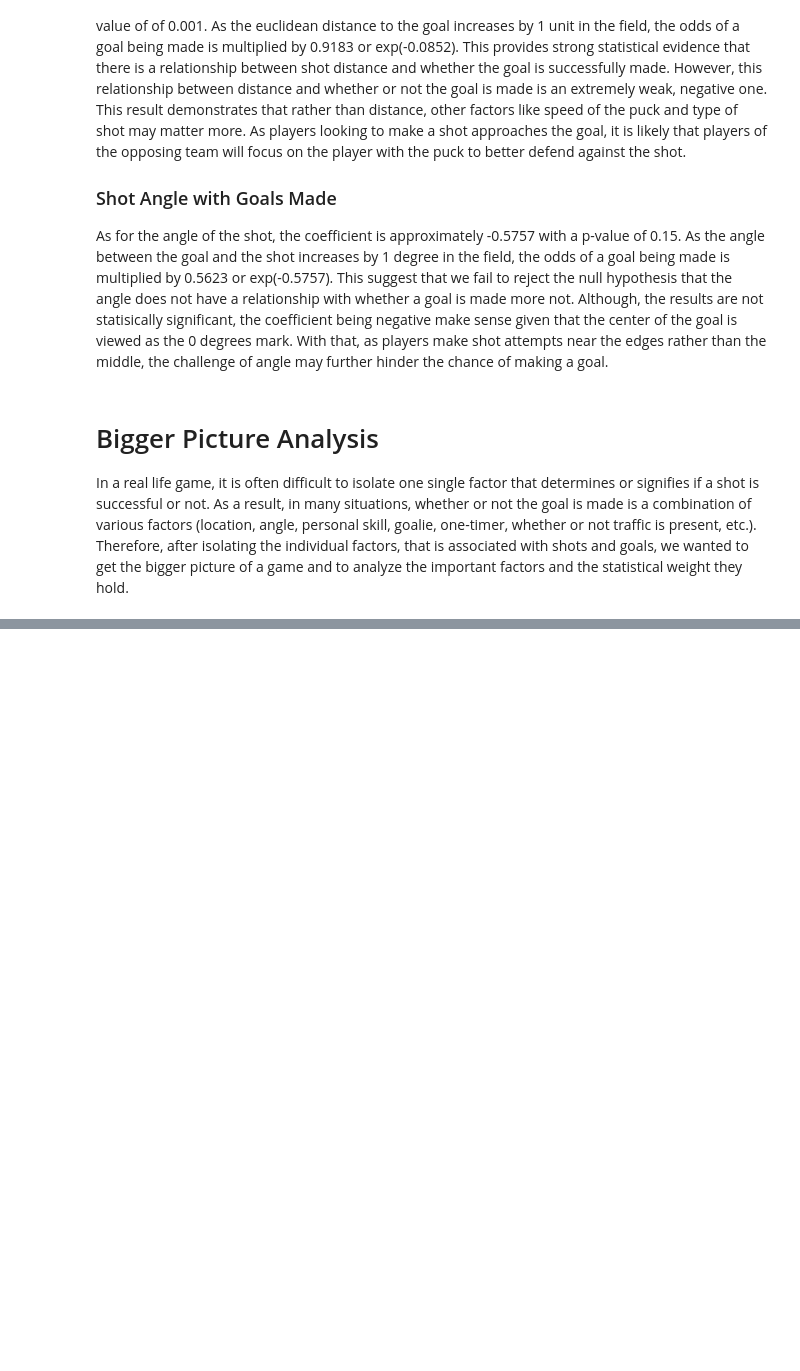
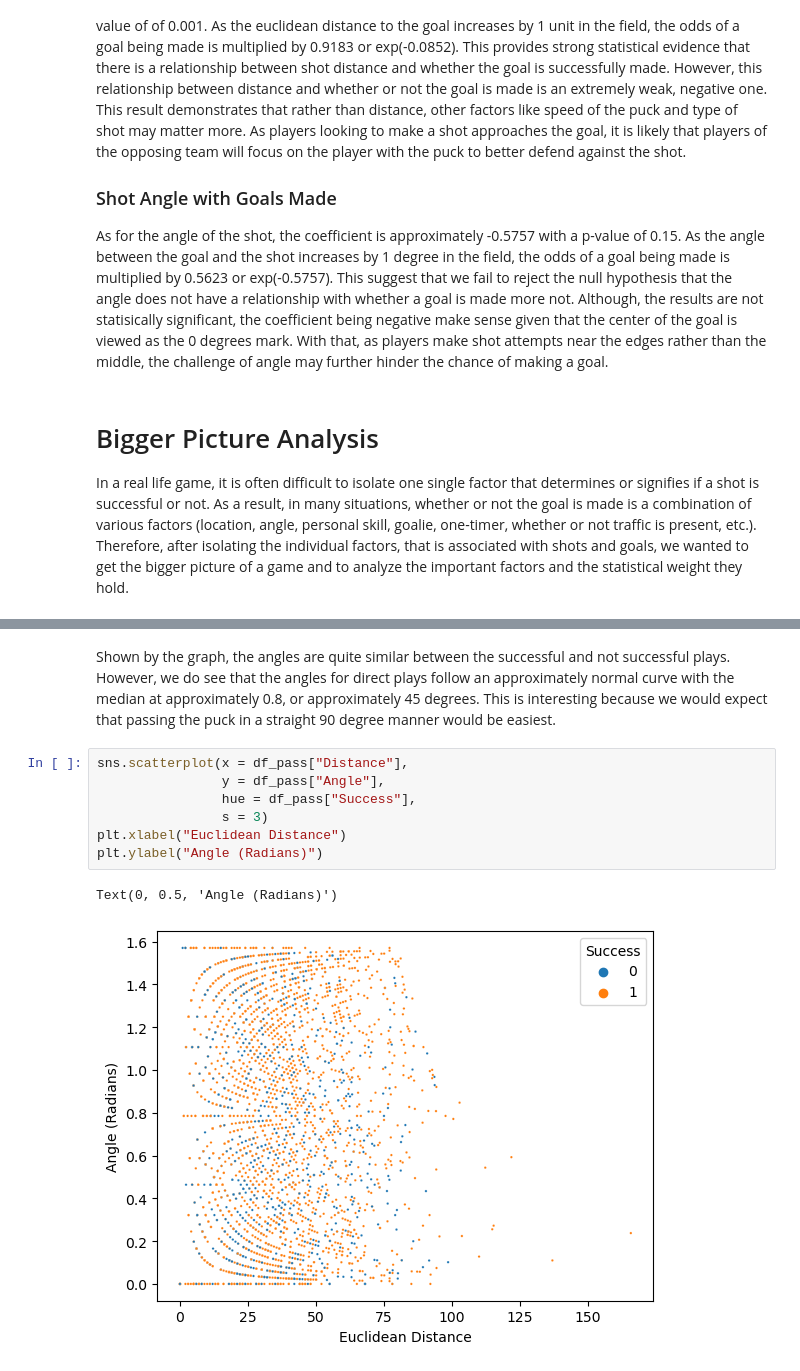
Before and after one commit to yzhao2433/big_red_cup24, a Jupyter notebook: Ying - Exploratory Analysis.ipynb, the cells around one changed output, grey strips where cells are left out. Saved outputs shown, nothing was run; the diff lists cells and outputs as text; blank space fills up the shorter version.

```diff
--- a/Ying - Exploratory Analysis.ipynb
+++ b/Ying - Exploratory Analysis.ipynb
@@ -331,2 +471,14 @@ dist_plot.axvline(x = mean_est_dist,
+# %% [markdown]
+Shown by the graph, the angles are quite similar between the successful and not successful plays. However, we do see that the angles for direct plays follow an approximately normal curve with the median at approximately 0.8, or approximately 45 degrees. This is interesting because we would expect that passing the puck in a straight 90 degree manner would be easiest.
+# %%
+sns.scatterplot(x = df_pass["Distance"],
+                y = df_pass["Angle"],
+                hue = df_pass["Success"],
+                s = 3)
+plt.xlabel("Euclidean Distance")
+plt.ylabel("Angle (Radians)")
+# %% [output]
+Text(0, 0.5, 'Angle (Radians)')
+[figure, added]
 # %%
 sns.histplot(estimated_angle_coef)
```
Also changed, not shown: parts of 23 cells of this notebook.
